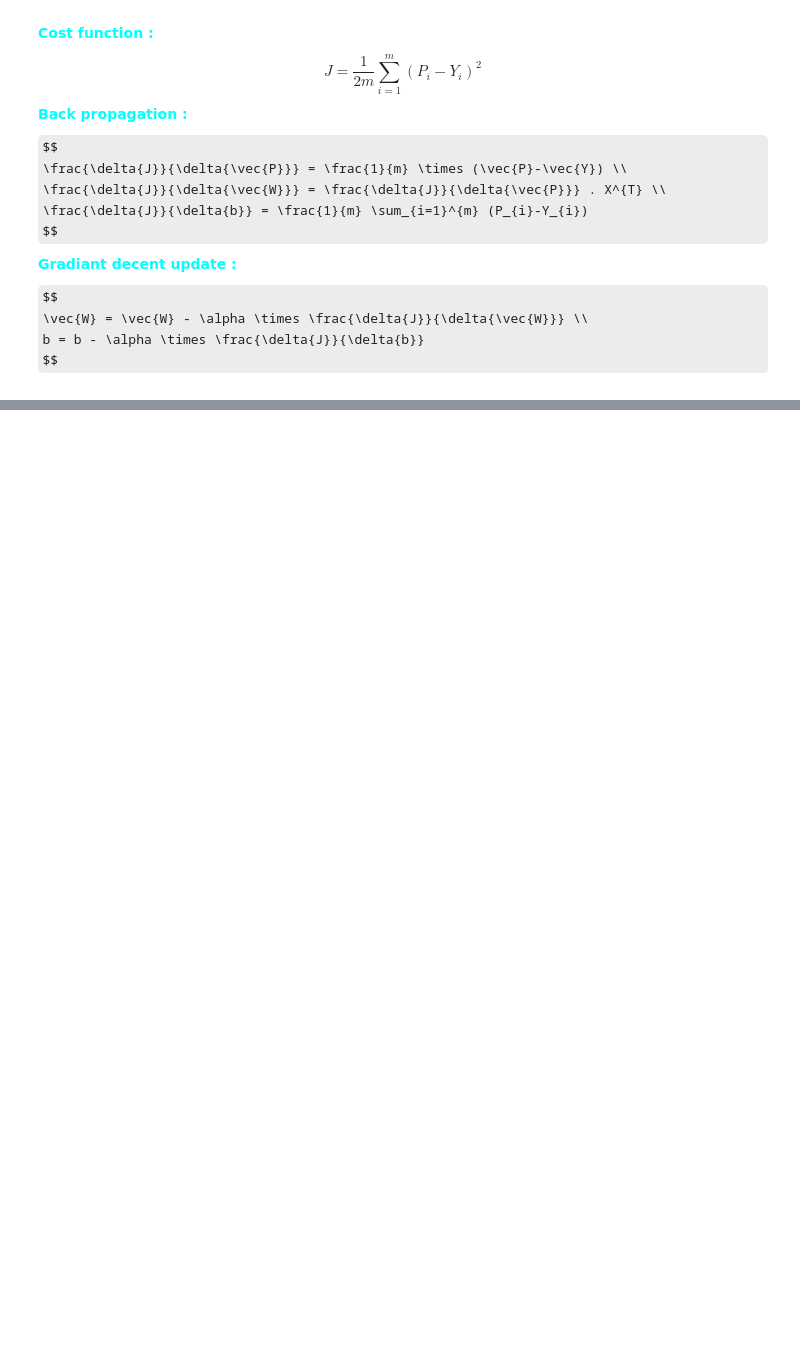
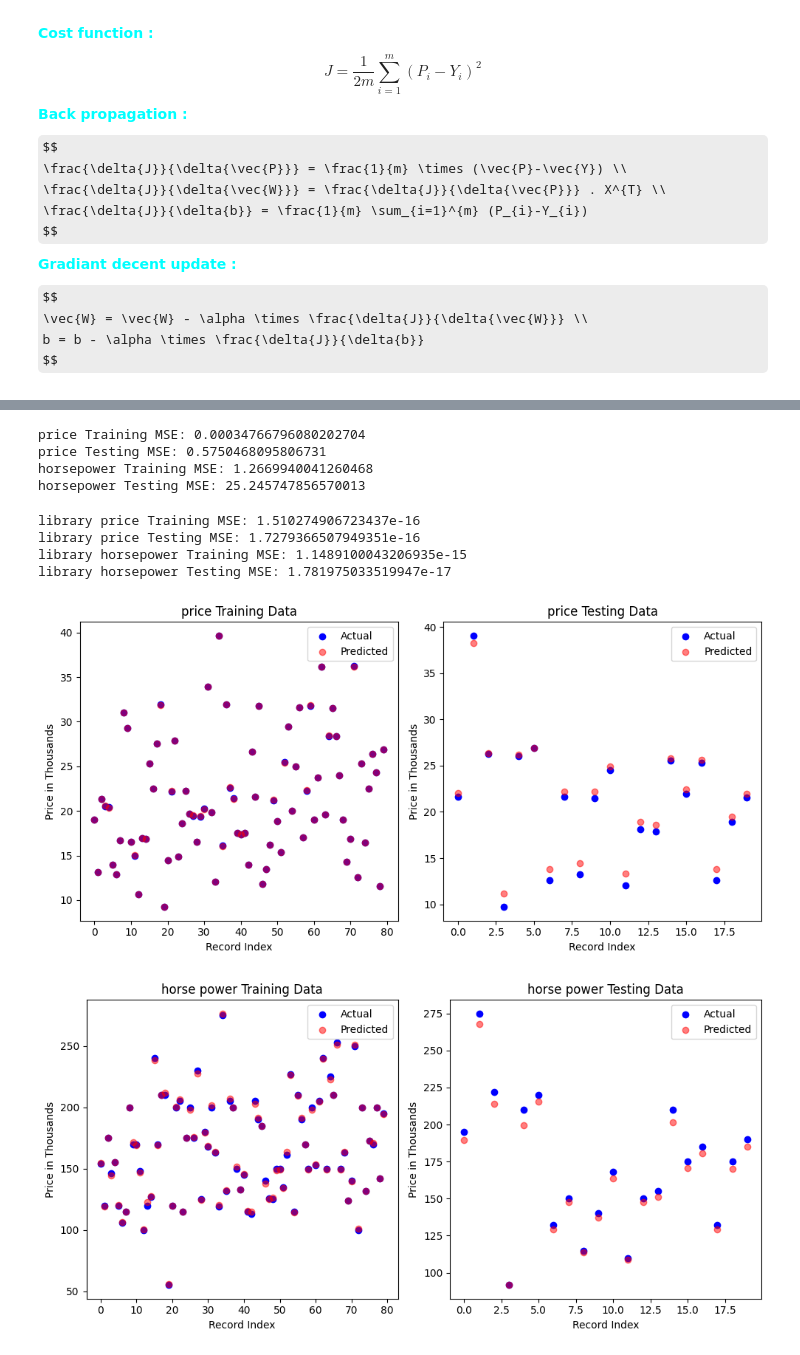
Before and after one commit to SoheilHajianManesh/Data-Sciense-Course-Projects, a Jupyter notebook: CA5/CA5.ipynb, the cells around one changed output, grey strips where cells are left out. Saved outputs shown, nothing was run; the diff lists cells and outputs as text; code cells hidden in the pictures; some formulas as TeX source; blank space fills up the shorter version.

Commit message:
multivariate regression done

```diff
--- a/CA5/CA5.ipynb
+++ b/CA5/CA5.ipynb
@@ -450,0 +489,22 @@ class MultivariateLinearRegression:
+# %%
+from sklearn.metrics import mean_squared_error
+
+yTrainPred = model.predict(XTrain)
+yTestPred = model.predict(XTest)
+hpyTrainPred = hpModel.predict(hpXTrain)
+hpyTestPred = hpModel.predict(hpXTest)
+
+mseTrain = mean_squared_error(yTrain, yTrainPred)
+mseTest = mean_squared_error(yTest, yTestPred)
+hpMseTrain = mean_squared_error(hpyTrain, hpyTrainPred)
+hpMseTest = mean_squared_error(hpyTest, hpyTestPred)
+
+print(f'price Training MSE: {mseTrain}')
+print(f'price Testing MSE: {mseTest}')
+print(f'horsepower Training MSE: {hpMseTrain}')
+print(f'horsepower Testing MSE: {hpMseTest}')
+# %% [output]
+price Training MSE: 0.00034766796080202704
+price Testing MSE: 0.5750468095806731
+horsepower Training MSE: 1.2669940041260468
+horsepower Testing MSE: 25.245747856570013
@@ -450,0 +514,57 @@ class MultivariateLinearRegression:
+# %%
+libModel = LinearRegression()
+hpLibModel = LinearRegression()
+
+libModel.fit(XTrain, yTrain)
+hpLibModel.fit(hpXTest, hpyTest)
+
+libyTrainPred = libModel.predict(XTrain)
+libyTestPred = libModel.predict(XTest)
+hpLibyTrainPred = hpLibModel.predict(hpXTrain)
+hpLibyTestPred = hpLibModel.predict(hpXTest)
+
+libMseTrain = mean_squared_error(yTrain, libyTrainPred)
+libMseTest = mean_squared_error(yTest, libyTestPred)
+hpLibMseTrain = mean_squared_error(hpyTrain, hpLibyTrainPred)
+hpLibMseTest = mean_squared_error(hpyTest, hpLibyTestPred)
+
+print(f'library price Training MSE: {libMseTrain}')
+print(f'library price Testing MSE: {libMseTest}')
+print(f'library horsepower Training MSE: {hpLibMseTrain}')
+print(f'library horsepower Testing MSE: {hpLibMseTest}')
+# %% [output]
+library price Training MSE: 1.510274906723437e-16
+library price Testing MSE: 1.7279366507949351e-16
+library horsepower Training MSE: 1.1489100043206935e-15
+library horsepower Testing MSE: 1.781975033519947e-17
+# %%
+import matplotlib.pyplot as plt
+
+def plotScatter (yTrainPred , yTestPred , yTrain , yTest , field):
+    plt.figure(figsize=(10, 5))
+
+    plt.subplot(1, 2, 1)
+    plt.scatter(range(len(yTrain)), yTrain, color='blue', label='Actual')
+    plt.scatter(range(len(yTrainPred)), yTrainPred, color='red', label='Predicted' , alpha= 0.5)
+    plt.xlabel('Record Index')
+    plt.ylabel('Price in Thousands')
+    plt.title(f'{field} Training Data')
+    plt.legend()
+
+    plt.subplot(1, 2, 2)
+    plt.scatter(range(len(yTest)), yTest, color='blue', label='Actual')
+    plt.scatter(range(len(yTestPred)), yTestPred, color='red', label='Predicted' , alpha=0.5)
+    plt.xlabel('Record Index')
+    plt.ylabel('Price in Thousands')
+    plt.title(f'{field} Testing Data')
+    plt.legend()
+
+    plt.tight_layout()
+    plt.show()
+
+
+plotScatter(yTrainPred, yTestPred, yTrain, yTest , "price")
+plotScatter(hpyTrainPred, hpyTestPred, hpyTrain, hpyTest, "horse power")
+# %% [output]
+[figure, added]
+[figure, added]
```
Also changed, not shown: parts of 7 cells of this notebook.
